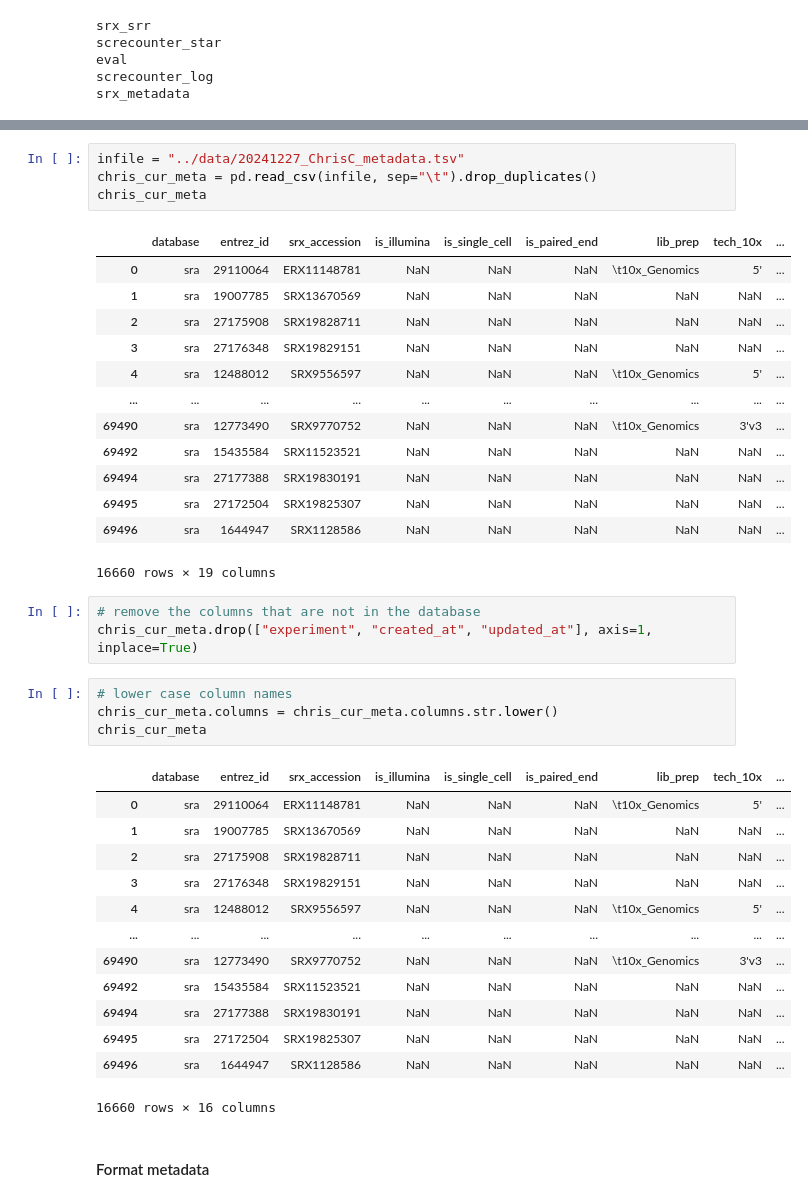
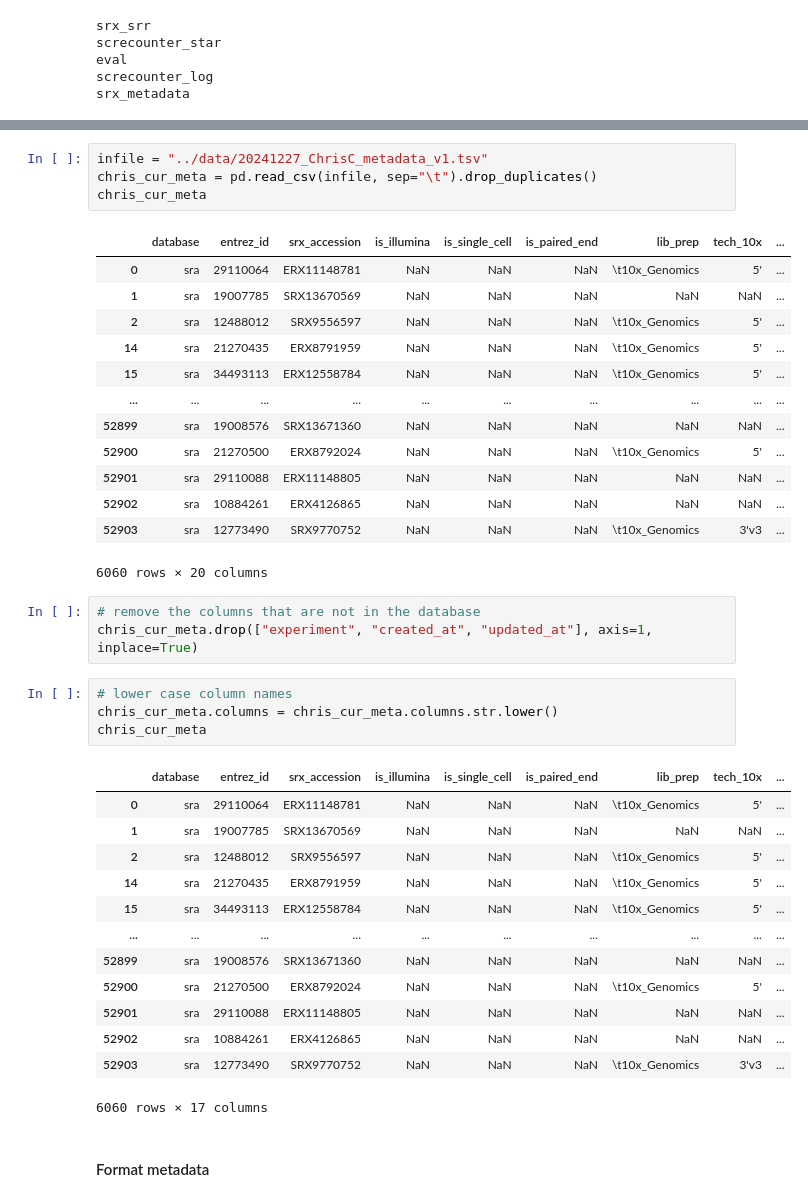
Before and after one commit to timoast/SRAgent, a Jupyter notebook: notebooks/db_test2prod.ipynb, the cells around one changed output, grey strips where cells are left out. Drawn from its saved outputs; the diff is of its cells as text.

```diff
--- a/notebooks/db_test2prod.ipynb
+++ b/notebooks/db_test2prod.ipynb
@@ -132,21 +84,21 @@ srx_metadata_chris
 # %%
-infile = "../data/20241227_ChrisC_metadata.tsv"
+infile = "../data/20241227_ChrisC_metadata_v1.tsv"
 chris_cur_meta = pd.read_csv(infile, sep="\t").drop_duplicates()
 chris_cur_meta
 # %% [output]
 |  | database | entrez_id | srx_accession | is_illumina | is_single_cell | is_paired_end | lib_prep | tech_10x | ... |
 | 0 | sra | 29110064 | ERX11148781 | NaN | NaN | NaN | \t10x_Genomics | 5' | ... |
 | 1 | sra | 19007785 | SRX13670569 | NaN | NaN | NaN | NaN | NaN | ... |
-| 2 | sra | 27175908 | SRX19828711 | NaN | NaN | NaN | NaN | NaN | ... |
-| 3 | sra | 27176348 | SRX19829151 | NaN | NaN | NaN | NaN | NaN | ... |
-| 4 | sra | 12488012 | SRX9556597 | NaN | NaN | NaN | \t10x_Genomics | 5' | ... |
+| 2 | sra | 12488012 | SRX9556597 | NaN | NaN | NaN | \t10x_Genomics | 5' | ... |
+| 14 | sra | 21270435 | ERX8791959 | NaN | NaN | NaN | \t10x_Genomics | 5' | ... |
+| 15 | sra | 34493113 | ERX12558784 | NaN | NaN | NaN | \t10x_Genomics | 5' | ... |
 | ... | ... | ... | ... | ... | ... | ... | ... | ... | ... |
-| 69490 | sra | 12773490 | SRX9770752 | NaN | NaN | NaN | \t10x_Genomics | 3'v3 | ... |
-| 69492 | sra | 15435584 | SRX11523521 | NaN | NaN | NaN | NaN | NaN | ... |
-| 69494 | sra | 27177388 | SRX19830191 | NaN | NaN | NaN | NaN | NaN | ... |
-| 69495 | sra | 27172504 | SRX19825307 | NaN | NaN | NaN | NaN | NaN | ... |
-| 69496 | sra | 1644947 | SRX1128586 | NaN | NaN | NaN | NaN | NaN | ... |
+| 52899 | sra | 19008576 | SRX13671360 | NaN | NaN | NaN | NaN | NaN | ... |
+| 52900 | sra | 21270500 | ERX8792024 | NaN | NaN | NaN | \t10x_Genomics | 5' | ... |
+| 52901 | sra | 29110088 | ERX11148805 | NaN | NaN | NaN | NaN | NaN | ... |
+| 52902 | sra | 10884261 | ERX4126865 | NaN | NaN | NaN | NaN | NaN | ... |
+| 52903 | sra | 12773490 | SRX9770752 | NaN | NaN | NaN | \t10x_Genomics | 3'v3 | ... |
-16660 rows × 19 columns
+6060 rows × 20 columns
 # %%
 # remove the columns that are not in the database
 chris_cur_meta.drop(["experiment", "created_at", "updated_at"], axis=1, inplace=True)
@@ -158,16 +110,16 @@ chris_cur_meta
 |  | database | entrez_id | srx_accession | is_illumina | is_single_cell | is_paired_end | lib_prep | tech_10x | ... |
 | 0 | sra | 29110064 | ERX11148781 | NaN | NaN | NaN | \t10x_Genomics | 5' | ... |
 | 1 | sra | 19007785 | SRX13670569 | NaN | NaN | NaN | NaN | NaN | ... |
-| 2 | sra | 27175908 | SRX19828711 | NaN | NaN | NaN | NaN | NaN | ... |
-| 3 | sra | 27176348 | SRX19829151 | NaN | NaN | NaN | NaN | NaN | ... |
-| 4 | sra | 12488012 | SRX9556597 | NaN | NaN | NaN | \t10x_Genomics | 5' | ... |
+| 2 | sra | 12488012 | SRX9556597 | NaN | NaN | NaN | \t10x_Genomics | 5' | ... |
+| 14 | sra | 21270435 | ERX8791959 | NaN | NaN | NaN | \t10x_Genomics | 5' | ... |
+| 15 | sra | 34493113 | ERX12558784 | NaN | NaN | NaN | \t10x_Genomics | 5' | ... |
 | ... | ... | ... | ... | ... | ... | ... | ... | ... | ... |
-| 69490 | sra | 12773490 | SRX9770752 | NaN | NaN | NaN | \t10x_Genomics | 3'v3 | ... |
-| 69492 | sra | 15435584 | SRX11523521 | NaN | NaN | NaN | NaN | NaN | ... |
-| 69494 | sra | 27177388 | SRX19830191 | NaN | NaN | NaN | NaN | NaN | ... |
-| 69495 | sra | 27172504 | SRX19825307 | NaN | NaN | NaN | NaN | NaN | ... |
-| 69496 | sra | 1644947 | SRX1128586 | NaN | NaN | NaN | NaN | NaN | ... |
+| 52899 | sra | 19008576 | SRX13671360 | NaN | NaN | NaN | NaN | NaN | ... |
+| 52900 | sra | 21270500 | ERX8792024 | NaN | NaN | NaN | \t10x_Genomics | 5' | ... |
+| 52901 | sra | 29110088 | ERX11148805 | NaN | NaN | NaN | NaN | NaN | ... |
+| 52902 | sra | 10884261 | ERX4126865 | NaN | NaN | NaN | NaN | NaN | ... |
+| 52903 | sra | 12773490 | SRX9770752 | NaN | NaN | NaN | \t10x_Genomics | 3'v3 | ... |
-16660 rows × 16 columns
+6060 rows × 17 columns
 # %% [markdown]
 #### Format metadata
 # %%
```
Also changed, not shown: parts of 18 cells of this notebook, 2 other files.
